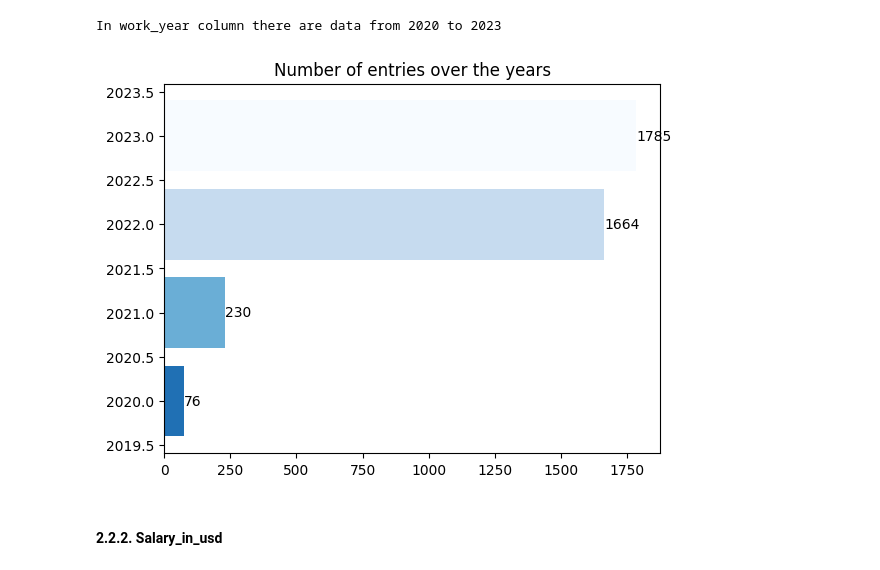
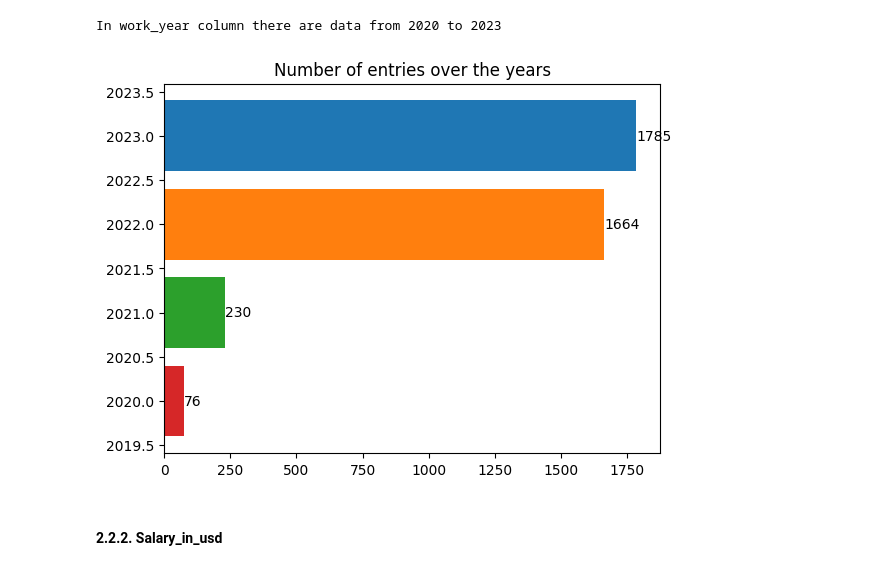
Before and after one commit to ST4N3R/eda_projects, a Jupyter notebook: Data_Science_salaries/main.ipynb, the cells around one changed output. Drawn from its saved outputs; the diff is of its cells as text; code cells hidden in the pictures.

```diff
--- a/Data_Science_salaries/main.ipynb
+++ b/Data_Science_salaries/main.ipynb
@@ -92,16 +93,13 @@ level_values = [level_count[i] / sum(level_count) for i in range(len(level_count
 
 fig, ax = plt.subplots()
 
-base_color = plt.cm.get_cmap('Blues')
-colors = [base_color(i / 4) for i in range(4)]
-
 for i, level in enumerate(level_count.index):
-    rects = ax.barh(level, round(level_values[i]*100, 1), label=level, color=colors[i])
+    rects = ax.barh(level, round(level_values[i]*100, 1), label=level)
 
     ax.bar_label(rects)
 
 ax.set_xlabel('Percatange')
-ax.set_title('Distibution of seniority levels')
+ax.set_title('Distibution of % seniority levels')
 
 plt.show()
 # %% [output]
@@ -142,15 +140,12 @@ empl_values = [empl_type[i] for i in range(len(empl_type))]
 
 fig, ax = plt.subplots()
 
-base_color = plt.cm.get_cmap('Blues')
-colors = [base_color(i / 4) for i in range(4)]
-
 for i, empl in enumerate(empl_type.index):
-    temp = ax.bar(empl, empl_values[i], label=empl, color = colors[i])
+    temp = ax.bar(empl, empl_values[i], label=empl)
 
     ax.bar_label(temp)
 
-ax.set_ylabel('Percatange')
+ax.set_ylabel('Value')
 ax.set_title('Distibution of employment types')
 
 plt.show()
@@ -185,7 +185,7 @@ base_color = plt.cm.get_cmap('Blues')
 colors = [base_color(i / len(titles_short)) for i in range(len(titles_short))]
 
 for i, title in enumerate(titles_short.index):
-    temp = ax.bar(title, values[i], label=title, color=colors[i])
+    temp = ax.bar(title, values[i], label=title)
     ax.bar_label(temp)
 
 ax.set_title('Distibution of job titles (only jobs with n > 10)')
@@ -214,11 +216,8 @@ values = sizes.to_list()
 
 fig, ax = plt.subplots()
 
-base_color = plt.cm.get_cmap('Blues')
-colors = [base_color(i / len(sizes)) for i in range(len(sizes))]
-
 for i, size in enumerate(sizes.index):
-    temp = ax.barh(size, values[i], label=size, color=colors[i])
+    temp = ax.barh(size, values[i], label=size)
     ax.bar_label(temp)
 
 ax.set_title('Distibution of company size')
@@ -237,21 +236,18 @@ In work_year column there are data from 2020 to 2023
 # %%
 years = ds_salaries['work_year'].value_counts()
 values = years.to_list()
 
 fig, ax = plt.subplots()
 
-base_color = plt.cm.get_cmap('Blues')
-colors = [base_color(i / len(values)) for i in range(len(values))]
-
 for i, year in enumerate(years.index):
-    temp = ax.barh(year, values[i], label=year, color=colors[i])
+    temp = ax.barh(year, values[i], label=year)
     ax.bar_label(temp)
 
 ax.set_title("Number of entries over the years")
 
 plt.show()
 # %% [output]
-[figure, old version]
+[figure, new version]
 # %% [markdown]
 #### 2.2.2. Salary_in_usd
 # %%
```
Also changed, not shown: parts of 11 cells of this notebook.
